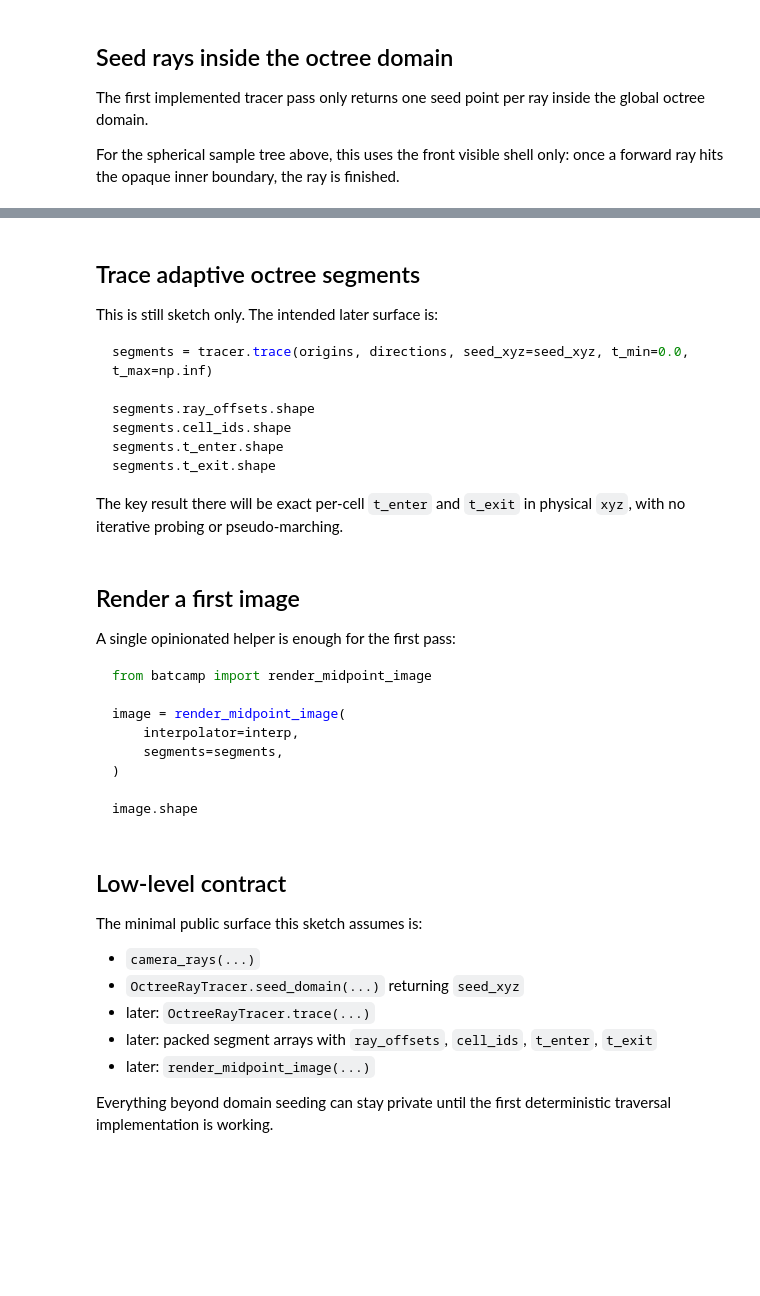
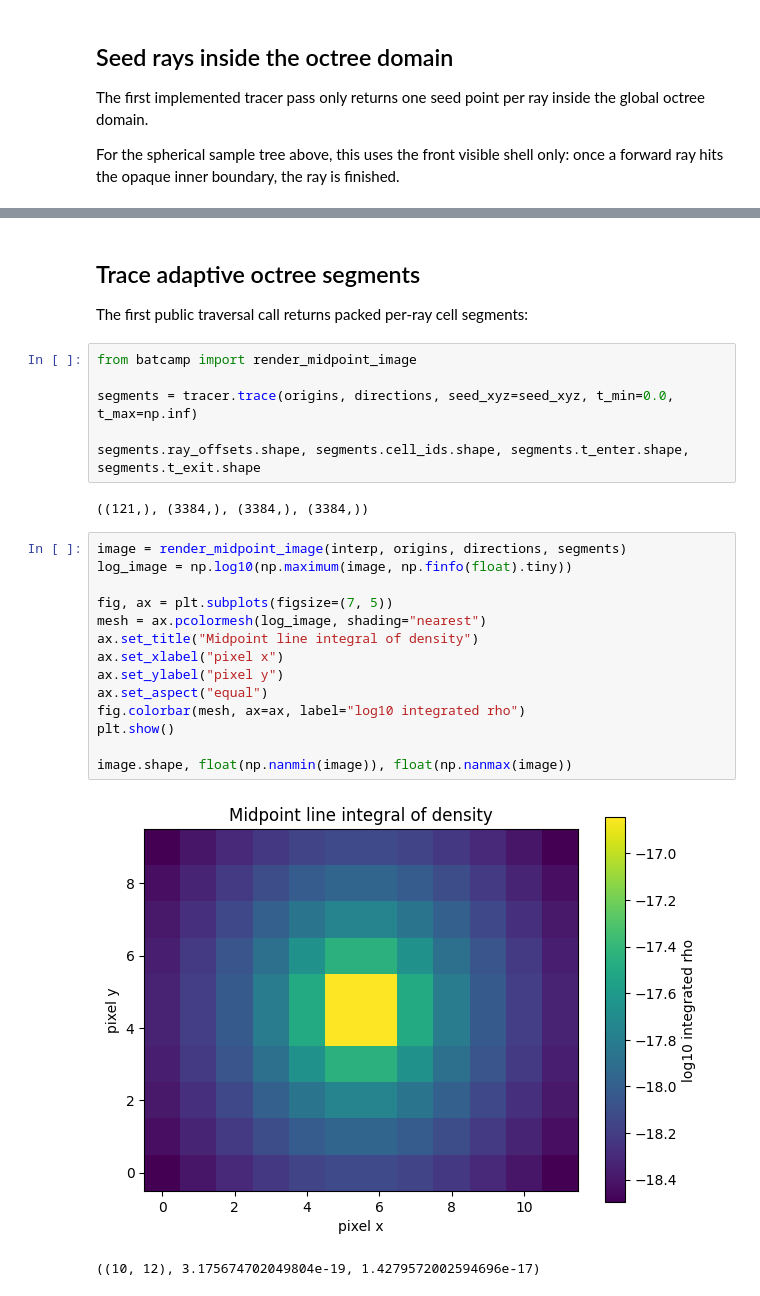
Before and after one commit to svaberg/batcamp, a Jupyter notebook: examples/ray_api_sketch.ipynb, the cells around one changed output, grey strips where cells are left out. Drawn from its saved outputs; the diff is of its cells as text; blank space fills up the shorter version.

````diff
--- a/examples/ray_api_sketch.ipynb
+++ b/examples/ray_api_sketch.ipynb
@@ -286,42 +284,29 @@ plt.show()
 # %% [markdown]
 ## Trace adaptive octree segments
 
-This is still sketch only. The intended later surface is:
-
-```python
-segments = tracer.trace(origins, directions, seed_xyz=seed_xyz, t_min=0.0, t_max=np.inf)
-
-segments.ray_offsets.shape
-segments.cell_ids.shape
-segments.t_enter.shape
-segments.t_exit.shape
-```
-
-The key result there will be exact per-cell `t_enter` and `t_exit` in physical `xyz`, with no iterative probing or pseudo-marching.
+The first public traversal call returns packed per-ray cell segments:
-# %% [markdown]
-## Render a first image
-
-A single opinionated helper is enough for the first pass:
-
-```python
-from batcamp import render_midpoint_image
-
-image = render_midpoint_image(
-    interpolator=interp,
-    segments=segments,
-)
-
-image.shape
-```
-# %% [markdown]
-## Low-level contract
-
-The minimal public surface this sketch assumes is:
-
-- `camera_rays(...)`
-- `OctreeRayTracer.seed_domain(...)` returning `seed_xyz`
-- later: `OctreeRayTracer.trace(...)`
-- later: packed segment arrays with `ray_offsets`, `cell_ids`, `t_enter`, `t_exit`
-- later: `render_midpoint_image(...)`
-
-Everything beyond domain seeding can stay private until the first deterministic traversal implementation is working.
+# %%
+from batcamp import render_midpoint_image
+
+segments = tracer.trace(origins, directions, seed_xyz=seed_xyz, t_min=0.0, t_max=np.inf)
+
+segments.ray_offsets.shape, segments.cell_ids.shape, segments.t_enter.shape, segments.t_exit.shape
+# %% [output]
+((121,), (3384,), (3384,), (3384,))
+# %%
+image = render_midpoint_image(interp, origins, directions, segments)
+log_image = np.log10(np.maximum(image, np.finfo(float).tiny))
+
+fig, ax = plt.subplots(figsize=(7, 5))
+mesh = ax.pcolormesh(log_image, shading="nearest")
+ax.set_title("Midpoint line integral of density")
+ax.set_xlabel("pixel x")
+ax.set_ylabel("pixel y")
+ax.set_aspect("equal")
+fig.colorbar(mesh, ax=ax, label="log10 integrated rho")
+plt.show()
+
+image.shape, float(np.nanmin(image)), float(np.nanmax(image))
+# %% [output]
+[figure, added]
+((10, 12), 3.175674702049804e-19, 1.4279572002594696e-17)
````
Also changed, not shown: parts of 8 cells of this notebook, 3 other files.
